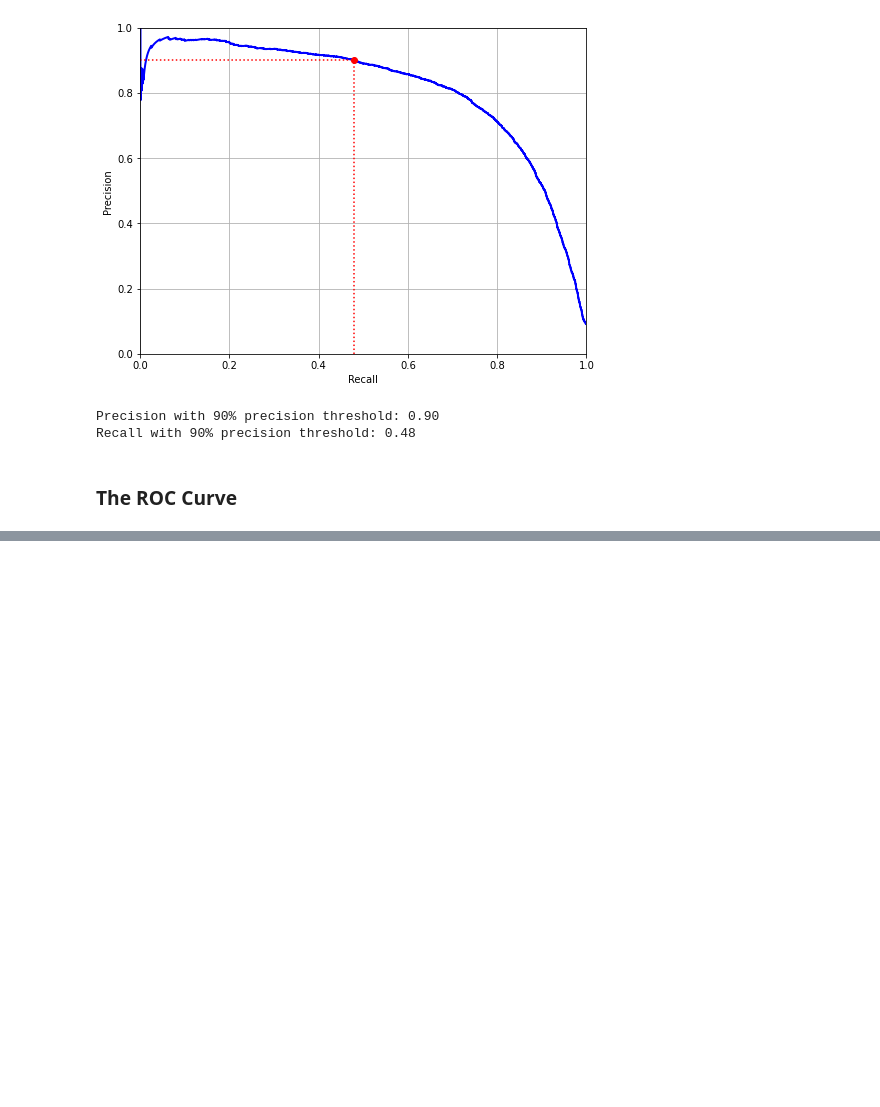
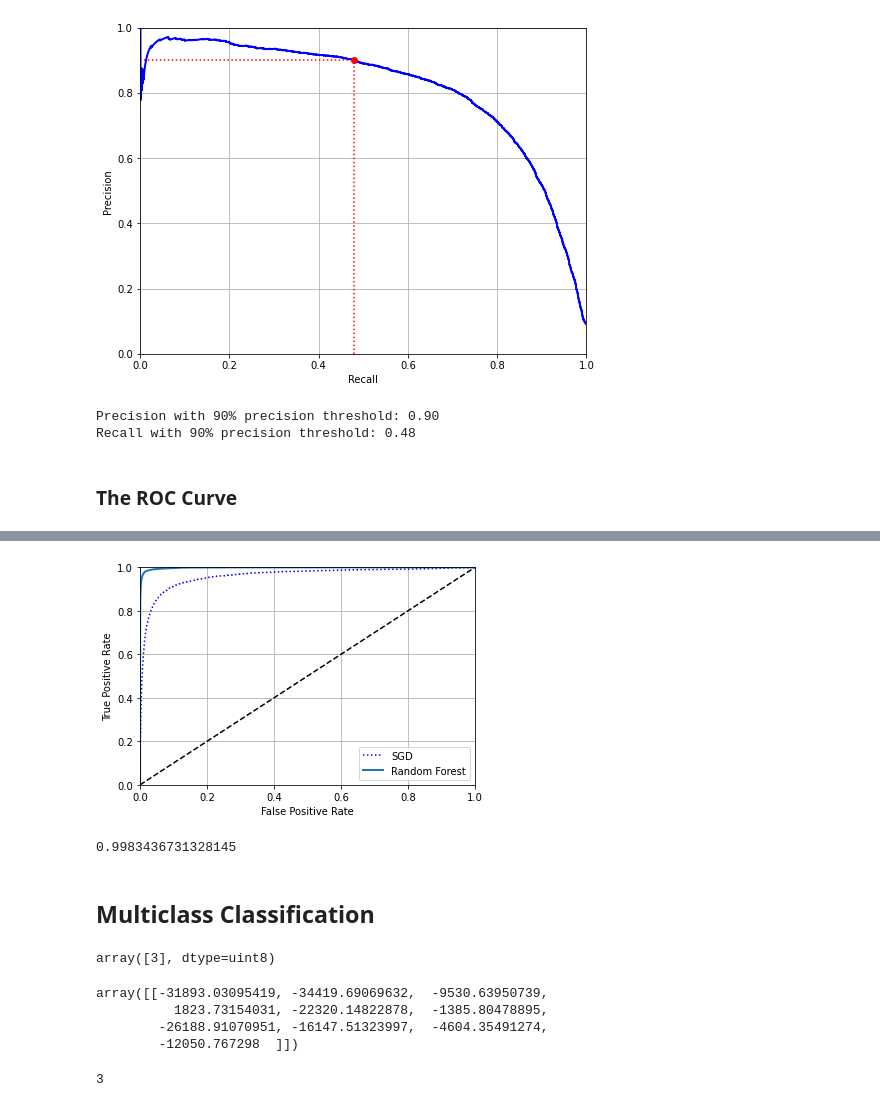
Before and after one commit to antounes/ml, a Jupyter notebook: ch03/classification.ipynb, the cells around one changed output, grey strips where cells are left out. Drawn from its saved outputs; the diff is of its cells as text; code cells hidden in the pictures; blank space fills up the shorter version.

Commit message:
Multiclass Classification

```diff
--- a/ch03/classification.ipynb
+++ b/ch03/classification.ipynb
@@ -297,0 +277,53 @@ plt.show()
+# %%
+# Let's train a RandomForestClassifier and compare its ROC curve and ROC AUC score to the SGDClassifier
+
+from sklearn.ensemble import RandomForestClassifier
+
+forest_clf = RandomForestClassifier(random_state=42)
+y_probas_forest = cross_val_predict(forest_clf, X_train, y_train_5, cv=3, method="predict_proba")
+
+# To plot an ROC curve, you need scores, not probabilities. A simple solution is to use the positive class probability as the score
+y_scores_forest = y_probas_forest[:, 1] # score = proba of positive class
+fpr_forest, tpr_forest, thresholds_forest = roc_curve(y_train_5, y_scores_forest)
+
+# Plot ROC curve
+plt.plot(fpr, tpr, "b:", label="SGD")
+plot_roc_curve(fpr_forest, tpr_forest, label="Random Forest")
+plt.legend(loc="lower right")
+plt.show()
+# %% [output]
+[figure, added]
+# %%
+roc_auc_score(y_train_5, y_scores_forest)
+# %% [output]
+0.9983436731328145
+# %% [markdown]
+## Multiclass Classification
+# %%
+# Scikit-Learn detects when you try to use a binary classification algorithm for a multi-class classification task
+# and it automatically runs One-vs-All (except for SVM classifiers for which it uses One-vs-One)
+# Let's try this with the SGDClassifier
+
+sgd_clf.fit(X_train, y_train) # y_train, not y_train_5
+sgd_clf.predict([some_digit])
+# %% [output]
+array([3], dtype=uint8)
+# %%
+# Under the hood, Scikit-Learn actually trained 10 binary classifiers, got their decision scores for the image
+# and selected the class with the highest score
+# To see that this is indeed the case, you can call the decision_function() method
+# It now returns 10 scores, one per class
+
+some_digit_scores = sgd_clf.decision_function([some_digit])
+some_digit_scores
+# %% [output]
+array([[-31893.03095419, -34419.69069632,  -9530.63950739,
+          1823.73154031, -22320.14822878,  -1385.80478895,
+        -26188.91070951, -16147.51323997,  -4604.35491274,
+        -12050.767298  ]])
+# %%
+# The highest score is the one corresponding to class 3
+
+sgd_clf.classes_[np.argmax(some_digit_scores)]
+# %% [output]
+3
```
Also changed, not shown: parts of 14 cells of this notebook.
